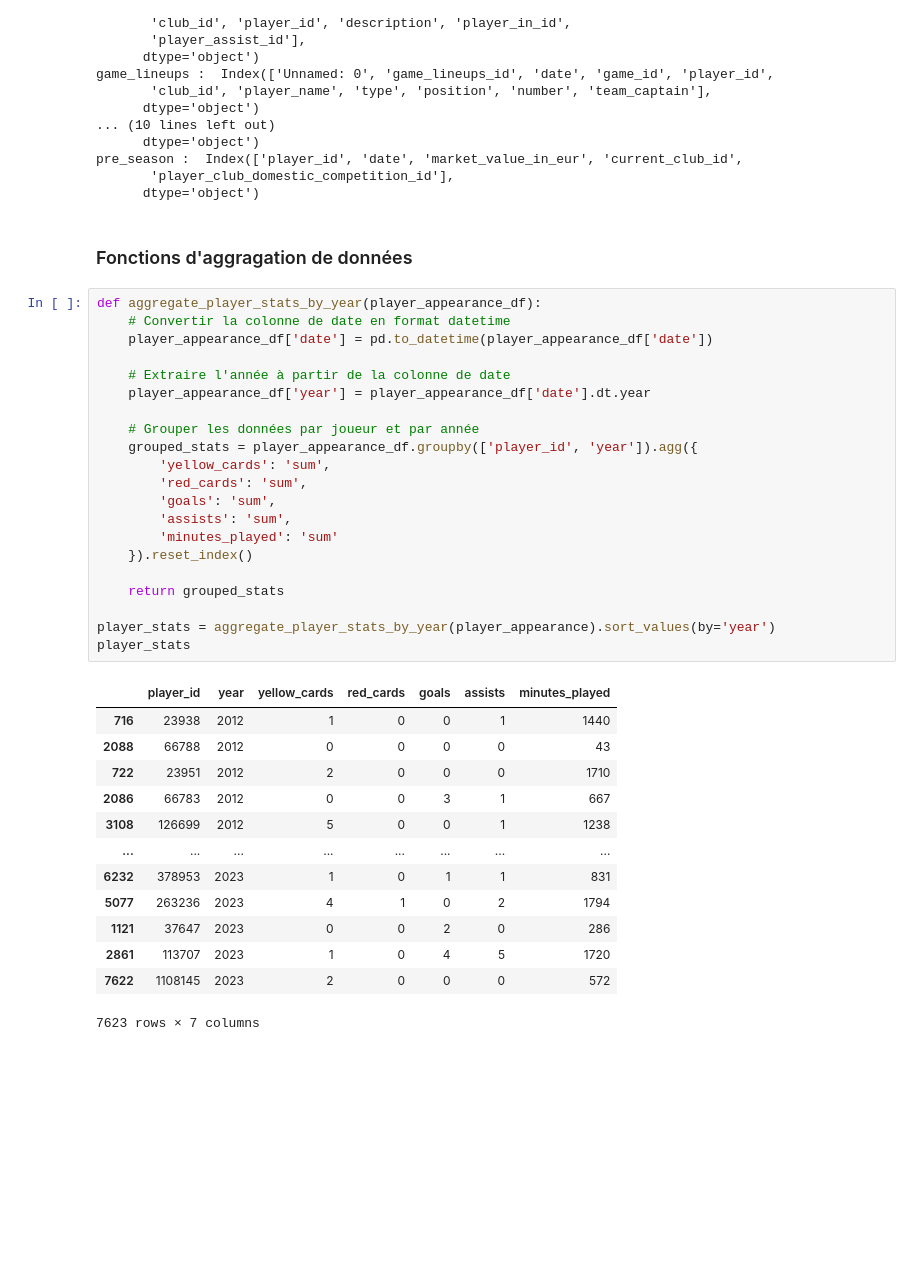
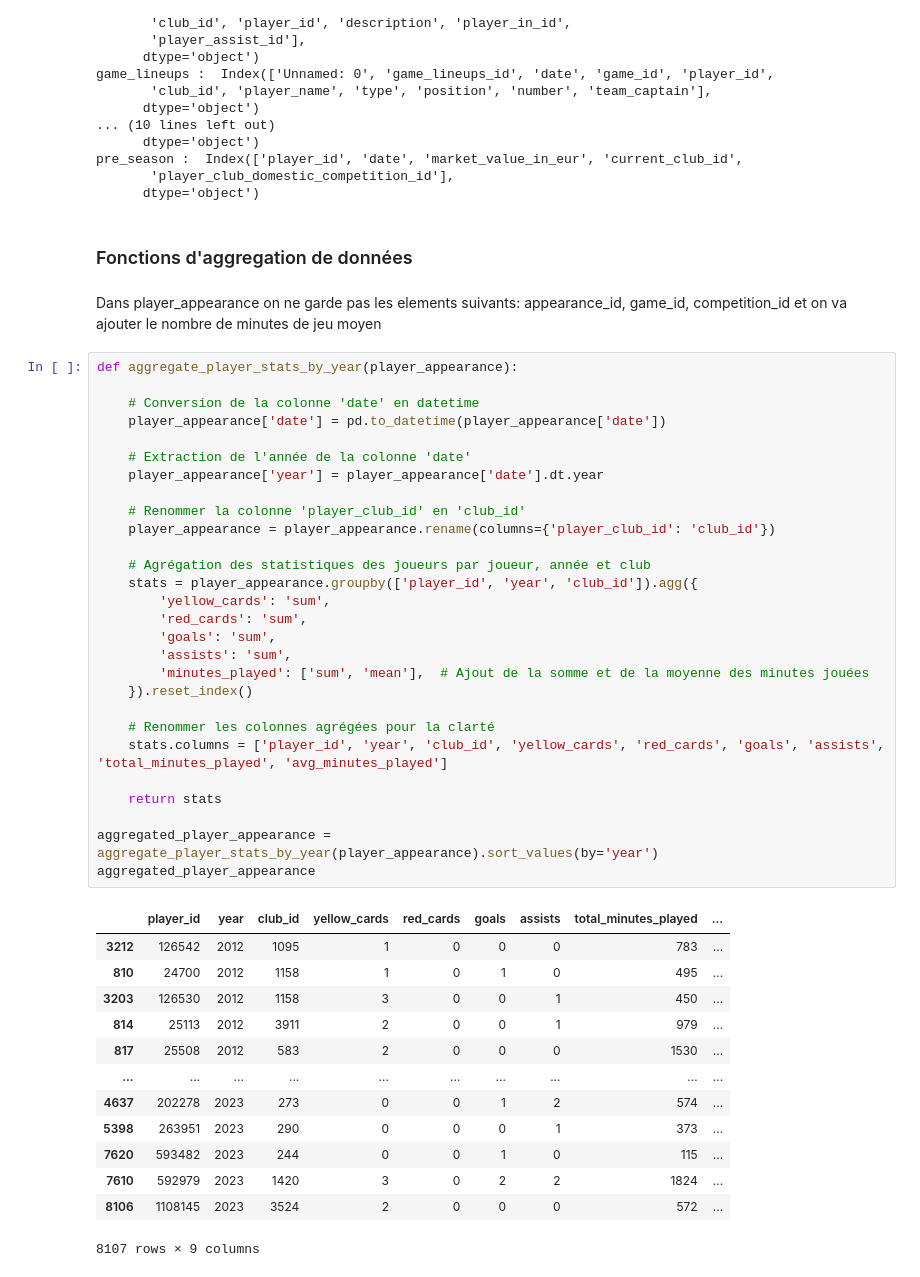
Before and after one commit to Onizaro/ligue1_predictions, a Jupyter notebook: notebook_final.ipynb, the cells around one changed output. Cells and saved outputs as stored; diff of their text form; blank space fills up the shorter version.

Commit message:
ajout des fonctions d'aggregations

```diff
--- a/notebook_final.ipynb
+++ b/notebook_final.ipynb
@@ -85,39 +85,48 @@ pre_season :  Index(['player_id', 'date', 'market_value_in_eur', 'current_club_i
        'player_club_domestic_competition_id'],
       dtype='object')
 # %% [markdown]
-### Fonctions d'aggragation de données
+### Fonctions d'aggregation de données
+# %% [markdown]
+Dans player_appearance on ne garde pas les elements suivants: appearance_id, game_id, competition_id et on va ajouter le nombre de minutes de jeu moyen
 # %%
-def aggregate_player_stats_by_year(player_appearance_df):
-    # Convertir la colonne de date en format datetime
-    player_appearance_df['date'] = pd.to_datetime(player_appearance_df['date'])
+def aggregate_player_stats_by_year(player_appearance):
 
-    # Extraire l'année à partir de la colonne de date
-    player_appearance_df['year'] = player_appearance_df['date'].dt.year
+    # Conversion de la colonne 'date' en datetime
+    player_appearance['date'] = pd.to_datetime(player_appearance['date'])
 
-    # Grouper les données par joueur et par année
-    grouped_stats = player_appearance_df.groupby(['player_id', 'year']).agg({
+    # Extraction de l'année de la colonne 'date'
+    player_appearance['year'] = player_appearance['date'].dt.year
+
+    # Renommer la colonne 'player_club_id' en 'club_id'
+    player_appearance = player_appearance.rename(columns={'player_club_id': 'club_id'})
+
+    # Agrégation des statistiques des joueurs par joueur, année et club
+    stats = player_appearance.groupby(['player_id', 'year', 'club_id']).agg({
         'yellow_cards': 'sum',
         'red_cards': 'sum',
         'goals': 'sum',
         'assists': 'sum',
-        'minutes_played': 'sum'
+        'minutes_played': ['sum', 'mean'],  # Ajout de la somme et de la moyenne des minutes jouées
     }).reset_index()
 
-    return grouped_stats
+    # Renommer les colonnes agrégées pour la clarté
+    stats.columns = ['player_id', 'year', 'club_id', 'yellow_cards', 'red_cards', 'goals', 'assists', 'total_minutes_played', 'avg_minutes_played']
 
-player_stats = aggregate_player_stats_by_year(player_appearance).sort_values(by='year')
-player_stats
+    return stats
+
+aggregated_player_appearance = aggregate_player_stats_by_year(player_appearance).sort_values(by='year')
+aggregated_player_appearance
 # %% [output]
-|  | player_id | year | yellow_cards | red_cards | goals | assists | minutes_played |
-| 716 | 23938 | 2012 | 1 | 0 | 0 | 1 | 1440 |
-| 2088 | 66788 | 2012 | 0 | 0 | 0 | 0 | 43 |
-| 722 | 23951 | 2012 | 2 | 0 | 0 | 0 | 1710 |
-| 2086 | 66783 | 2012 | 0 | 0 | 3 | 1 | 667 |
-| 3108 | 126699 | 2012 | 5 | 0 | 0 | 1 | 1238 |
-| ... | ... | ... | ... | ... | ... | ... | ... |
-| 6232 | 378953 | 2023 | 1 | 0 | 1 | 1 | 831 |
-| 5077 | 263236 | 2023 | 4 | 1 | 0 | 2 | 1794 |
-| 1121 | 37647 | 2023 | 0 | 0 | 2 | 0 | 286 |
-| 2861 | 113707 | 2023 | 1 | 0 | 4 | 5 | 1720 |
-| 7622 | 1108145 | 2023 | 2 | 0 | 0 | 0 | 572 |
+|  | player_id | year | club_id | yellow_cards | red_cards | goals | assists | total_minutes_played | ... |
+| 3212 | 126542 | 2012 | 1095 | 1 | 0 | 0 | 0 | 783 | ... |
+| 810 | 24700 | 2012 | 1158 | 1 | 0 | 1 | 0 | 495 | ... |
+| 3203 | 126530 | 2012 | 1158 | 3 | 0 | 0 | 1 | 450 | ... |
+| 814 | 25113 | 2012 | 3911 | 2 | 0 | 0 | 1 | 979 | ... |
+| 817 | 25508 | 2012 | 583 | 2 | 0 | 0 | 0 | 1530 | ... |
+| ... | ... | ... | ... | ... | ... | ... | ... | ... | ... |
+| 4637 | 202278 | 2023 | 273 | 0 | 0 | 1 | 2 | 574 | ... |
+| 5398 | 263951 | 2023 | 290 | 0 | 0 | 0 | 1 | 373 | ... |
+| 7620 | 593482 | 2023 | 244 | 0 | 0 | 1 | 0 | 115 | ... |
+| 7610 | 592979 | 2023 | 1420 | 3 | 0 | 2 | 2 | 1824 | ... |
+| 8106 | 1108145 | 2023 | 3524 | 2 | 0 | 0 | 0 | 572 | ... |
-7623 rows × 7 columns
+8107 rows × 9 columns
```
Also changed, not shown: parts of 8 cells of this notebook.
